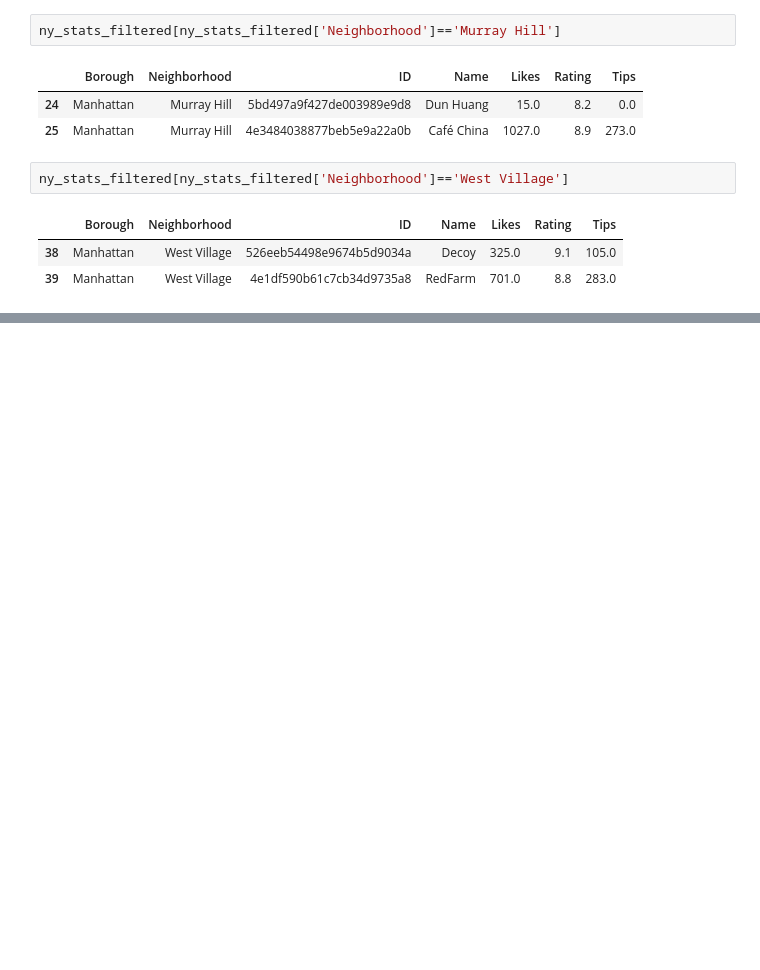
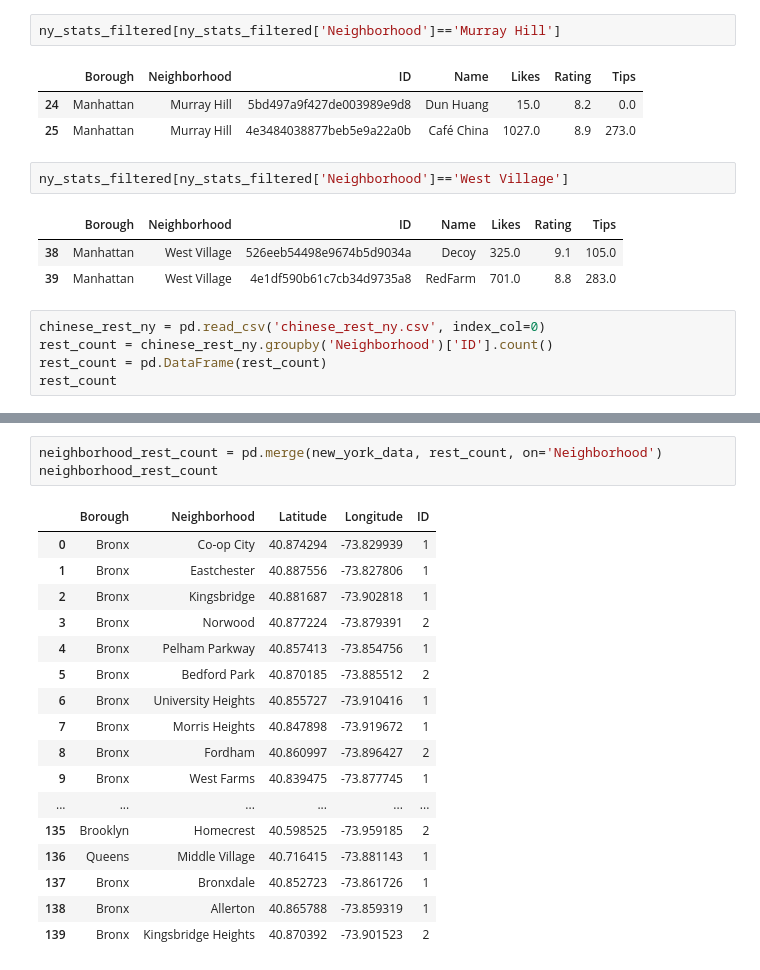
Before and after one commit to doneboat/Capstone-Project, a Jupyter notebook: Final_Project.ipynb, the cells around one changed output, grey strips where cells are left out. Cells and saved outputs as stored; diff of their text form; blank space fills up the shorter version.

```diff
--- a/Final_Project.ipynb
+++ b/Final_Project.ipynb
@@ -731,3 +731,8 @@ ny_stats_filtered[ny_stats_filtered['Neighborhood']=='West Village']
 |  | Borough | Neighborhood | ID | Name | Likes | Rating | Tips |
 | 38 | Manhattan | West Village | 526eeb54498e9674b5d9034a | Decoy | 325.0 | 9.1 | 105.0 |
 | 39 | Manhattan | West Village | 4e1df590b61c7cb34d9735a8 | RedFarm | 701.0 | 8.8 | 283.0 |
+# %%
+chinese_rest_ny = pd.read_csv('chinese_rest_ny.csv', index_col=0)
+rest_count = chinese_rest_ny.groupby('Neighborhood')['ID'].count()
+rest_count = pd.DataFrame(rest_count)
+rest_count
@@ -733,0 +758,21 @@ ny_stats_filtered[ny_stats_filtered['Neighborhood']=='West Village']
+# %%
+neighborhood_rest_count = pd.merge(new_york_data, rest_count, on='Neighborhood')
+neighborhood_rest_count
+# %% [output]
+|  | Borough | Neighborhood | Latitude | Longitude | ID |
+| 0 | Bronx | Co-op City | 40.874294 | -73.829939 | 1 |
+| 1 | Bronx | Eastchester | 40.887556 | -73.827806 | 1 |
+| 2 | Bronx | Kingsbridge | 40.881687 | -73.902818 | 1 |
+| 3 | Bronx | Norwood | 40.877224 | -73.879391 | 2 |
+| 4 | Bronx | Pelham Parkway | 40.857413 | -73.854756 | 1 |
+| 5 | Bronx | Bedford Park | 40.870185 | -73.885512 | 2 |
+| 6 | Bronx | University Heights | 40.855727 | -73.910416 | 1 |
+| 7 | Bronx | Morris Heights | 40.847898 | -73.919672 | 1 |
+| 8 | Bronx | Fordham | 40.860997 | -73.896427 | 2 |
+| 9 | Bronx | West Farms | 40.839475 | -73.877745 | 1 |
+| ... | ... | ... | ... | ... | ... |
+| 135 | Brooklyn | Homecrest | 40.598525 | -73.959185 | 2 |
+| 136 | Queens | Middle Village | 40.716415 | -73.881143 | 1 |
+| 137 | Bronx | Bronxdale | 40.852723 | -73.861726 | 1 |
+| 138 | Bronx | Allerton | 40.865788 | -73.859319 | 1 |
+| 139 | Bronx | Kingsbridge Heights | 40.870392 | -73.901523 | 2 |
```
Also changed, not shown: parts of 2 cells of this notebook.
